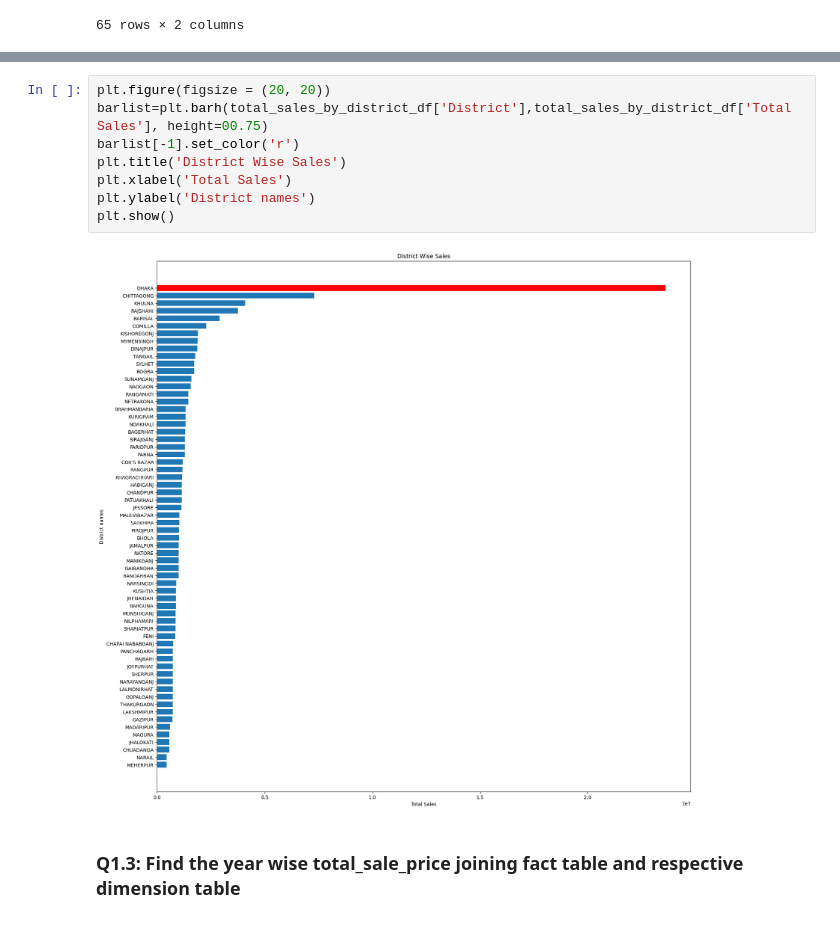
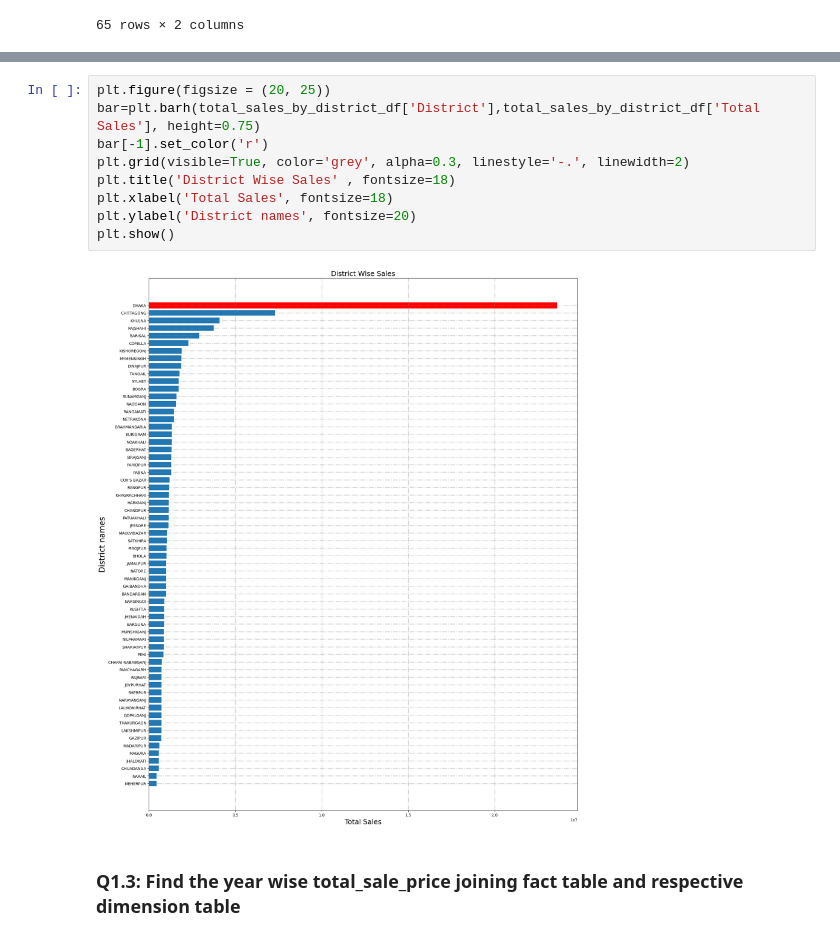
Before and after one commit to esrdlab-vinternship/HDA-5th-Round-vInternship, a Jupyter notebook: notebook/analytics/olap.ipynb, the cells around one changed output, grey strips where cells are left out. Saved outputs shown, nothing was run; the diff lists cells and outputs as text.

```diff
--- a/notebook/analytics/olap.ipynb
+++ b/notebook/analytics/olap.ipynb
@@ -204,13 +189,14 @@ See the caveats in the documentation: https://pandas.pydata.org/pandas-docs/stab
 # %%
-plt.figure(figsize = (20, 20))
-barlist=plt.barh(total_sales_by_district_df['District'],total_sales_by_district_df['Total Sales'], height=00.75)
-barlist[-1].set_color('r')
-plt.title('District Wise Sales')
-plt.xlabel('Total Sales')
-plt.ylabel('District names')
+plt.figure(figsize = (20, 25))
+bar=plt.barh(total_sales_by_district_df['District'],total_sales_by_district_df['Total Sales'], height=0.75)
+bar[-1].set_color('r')
+plt.grid(visible=True, color='grey', alpha=0.3, linestyle='-.', linewidth=2)
+plt.title('District Wise Sales' , fontsize=18)
+plt.xlabel('Total Sales', fontsize=18)
+plt.ylabel('District names', fontsize=20)
 plt.show()
 # %% [output]
-[figure, old version]
+[figure, new version]
 # %% [markdown]
 ### Q1.3: Find the year wise total_sale_price joining fact table and respective dimension table ###
 # %%
```
Also changed, not shown: parts of 42 cells of this notebook, 1 other file.
